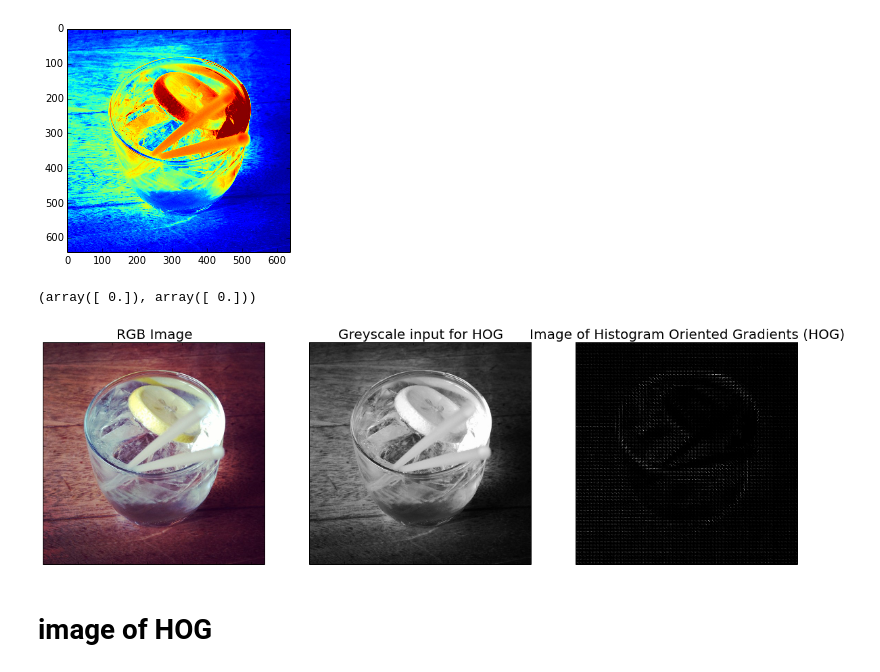
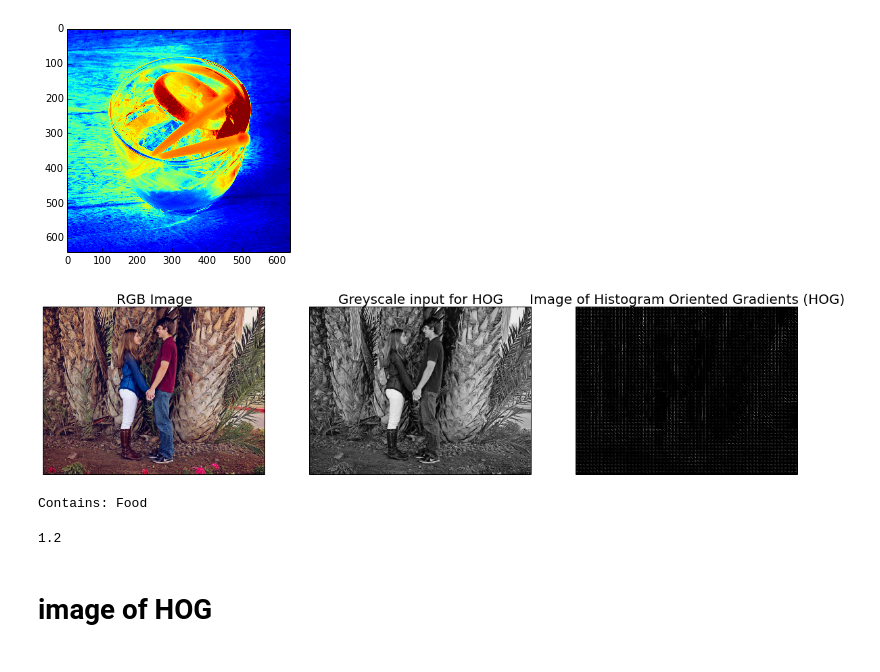
Before and after one commit to kaylanb/SkinApp, a Jupyter notebook: Testing.ipynb, the cells around one changed output. Cells and saved outputs as stored; diff of their text form; code cells hidden in the pictures.

Commit message:
Blob and Hog, separatley or at same time, analysis of any user uploaded image is DONE, next build ability to apply same analysis to existing test data image urls

```diff
--- a/Testing.ipynb
+++ b/Testing.ipynb
@@ -89,17 +89,40 @@ plt.imshow(img)
 <matplotlib.image.AxesImage at 0x...>
 [figure]
 # %%
-file="machine_learn/training_image_urls/NewTraining_Food_everyones.txt"
-urls=np.loadtxt(file,dtype="str")
-url=urls[11]
-read= urllib2.urlopen(url).read()
-obj = Image.open( cStringIO.StringIO(read) )
+# file="machine_learn/training_image_urls/NewTraining_Food_everyones.txt"
+# urls=np.loadtxt(file,dtype="str")
+# url=urls[11]
+# read= urllib2.urlopen(url).read()
+# obj = Image.open( cStringIO.StringIO(read) )
+# rgb_img= np.array(obj)
+# # grey_img = np.array(obj.convert('L'))
+# grey_img = np.array(.convert('L'))
+file= 'uploads/engage_1ps.jpg'
+# import matplotlib.image as mpimg
+# image= mpimg.imread(file)
+obj = Image.open( file )
 rgb_img= np.array(obj)
 grey_img = np.array(obj.convert('L'))
-Hog_predict_UploadImage(grey_img,file,rgb_img)
+(et,svc)=Hog_predict_UploadImage(grey_img,file,rgb_img)
 # %% [output]
-(array([ 0.]), array([ 0.]))
-[figure, old version]
+[figure, new version]
+# %%
+def interpret_int_predict(int_predict):
+    food_code=0
+    people_code=1
+    if int_predict == food_code: return "Contains: Food"
+    else: return "Contains: People"
+
+ans=interpret_int_predict(et[0].astype('int'))
+print ans
+# %% [output]
+Contains: Food
+# %%
+a=1.2344423
+s= "%.1f" % a
+print s
+# %% [output]
+1.2
 # %% [markdown]
 # image of HOG
 # %%
```
Also changed, not shown: 7 other files.
